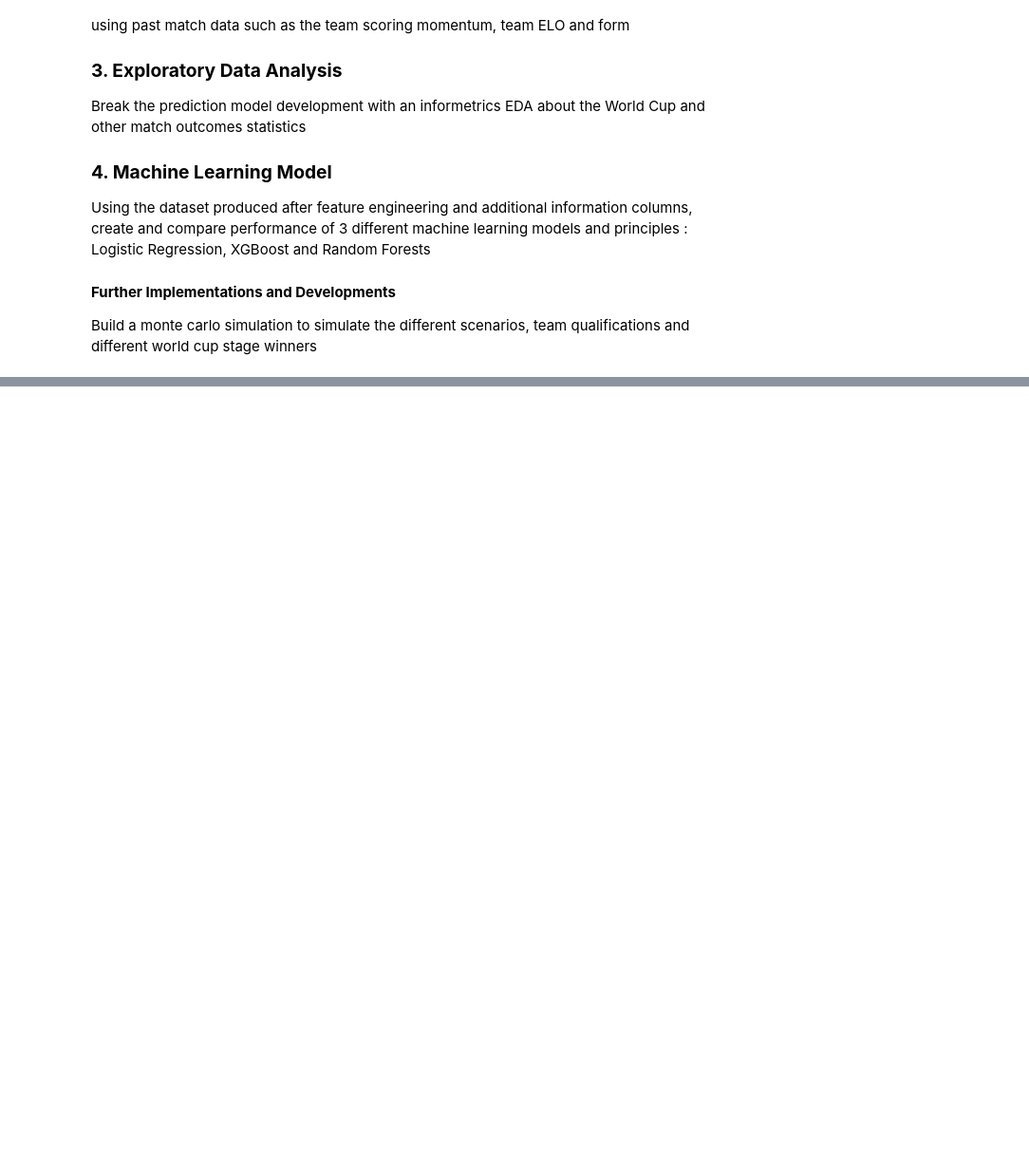
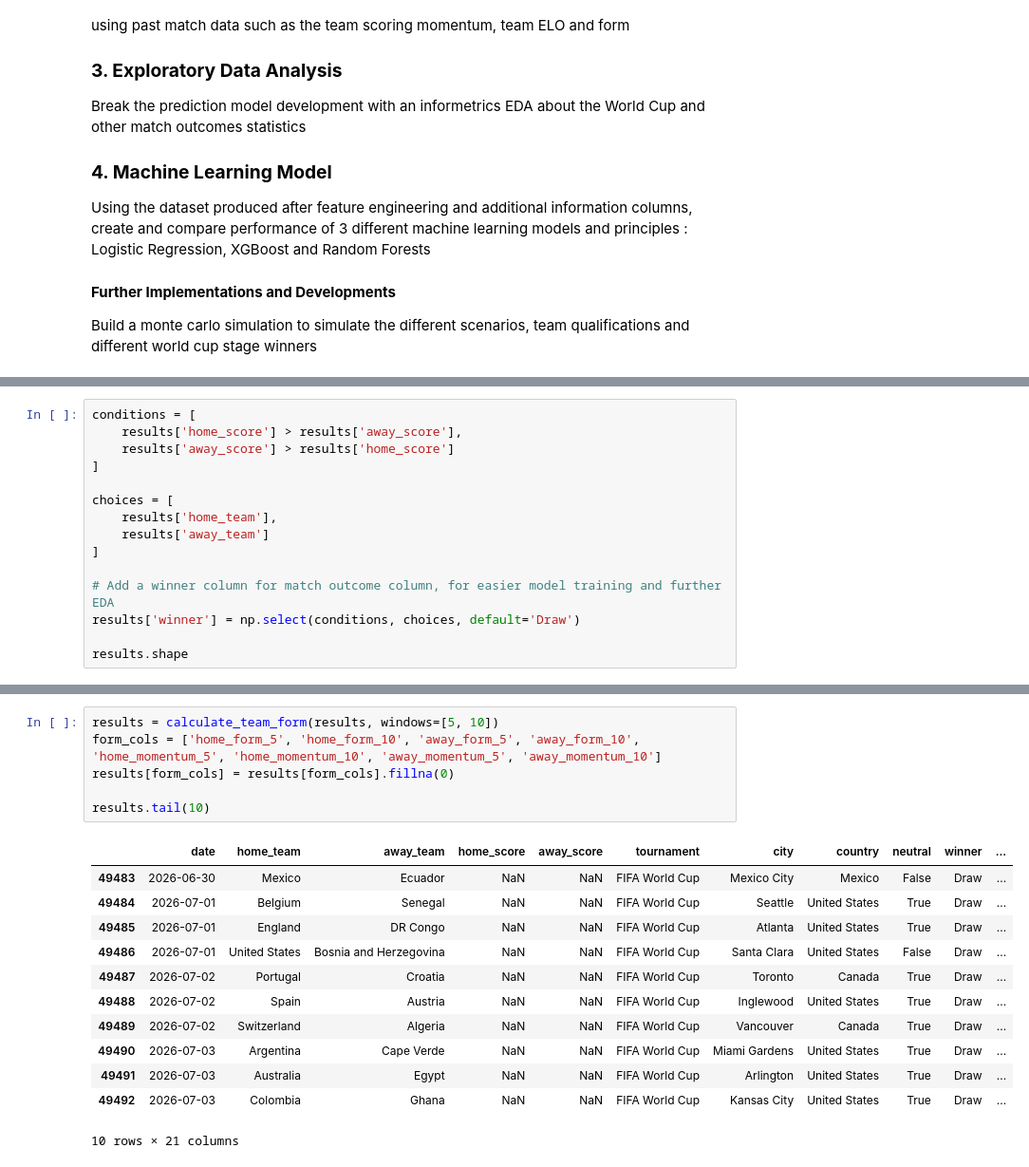
Before and after one commit to regional-specter/NASA-Stardance-26, a Jupyter notebook: fifa-world-cup-prediction-model/FIFA-WC-Prediction.ipynb, the cells around one changed output, grey strips where cells are left out. Shown at 95% size. Saved outputs shown, nothing was run; the diff lists cells and outputs as text; blank space fills up the shorter version.

Commit message:
Added FIFA WC Match Prediction Model

```diff
--- a/fifa-world-cup-prediction-model/FIFA-WC-Prediction.ipynb
+++ b/fifa-world-cup-prediction-model/FIFA-WC-Prediction.ipynb
@@ -66,0 +91,15 @@ First 5 results:
+# %%
+conditions = [
+    results['home_score'] > results['away_score'],
+    results['away_score'] > results['home_score']
+]
+
+choices = [
+    results['home_team'],
+    results['away_team']
+]
+
+# Add a winner column for match outcome column, for easier model training and further EDA
+results['winner'] = np.select(conditions, choices, default='Draw')
+
+results.shape
@@ -66,0 +207,19 @@ First 5 results:
+# %%
+results = calculate_team_form(results, windows=[5, 10])
+form_cols = ['home_form_5', 'home_form_10', 'away_form_5', 'away_form_10', 'home_momentum_5', 'home_momentum_10', 'away_momentum_5', 'away_momentum_10']
+results[form_cols] = results[form_cols].fillna(0)
+
+results.tail(10)
+# %% [output]
+|  | date | home_team | away_team | home_score | away_score | tournament | city | country | neutral | winner | ... |
+| 49483 | 2026-06-30 | Mexico | Ecuador | NaN | NaN | FIFA World Cup | Mexico City | Mexico | False | Draw | ... |
+| 49484 | 2026-07-01 | Belgium | Senegal | NaN | NaN | FIFA World Cup | Seattle | United States | True | Draw | ... |
+| 49485 | 2026-07-01 | England | DR Congo | NaN | NaN | FIFA World Cup | Atlanta | United States | True | Draw | ... |
+| 49486 | 2026-07-01 | United States | Bosnia and Herzegovina | NaN | NaN | FIFA World Cup | Santa Clara | United States | False | Draw | ... |
+| 49487 | 2026-07-02 | Portugal | Croatia | NaN | NaN | FIFA World Cup | Toronto | Canada | True | Draw | ... |
+| 49488 | 2026-07-02 | Spain | Austria | NaN | NaN | FIFA World Cup | Inglewood | United States | True | Draw | ... |
+| 49489 | 2026-07-02 | Switzerland | Algeria | NaN | NaN | FIFA World Cup | Vancouver | Canada | True | Draw | ... |
+| 49490 | 2026-07-03 | Argentina | Cape Verde | NaN | NaN | FIFA World Cup | Miami Gardens | United States | True | Draw | ... |
+| 49491 | 2026-07-03 | Australia | Egypt | NaN | NaN | FIFA World Cup | Arlington | United States | True | Draw | ... |
+| 49492 | 2026-07-03 | Colombia | Ghana | NaN | NaN | FIFA World Cup | Kansas City | United States | True | Draw | ... |
+10 rows × 21 columns
```
Also changed, not shown: parts of 16 cells of this notebook.
